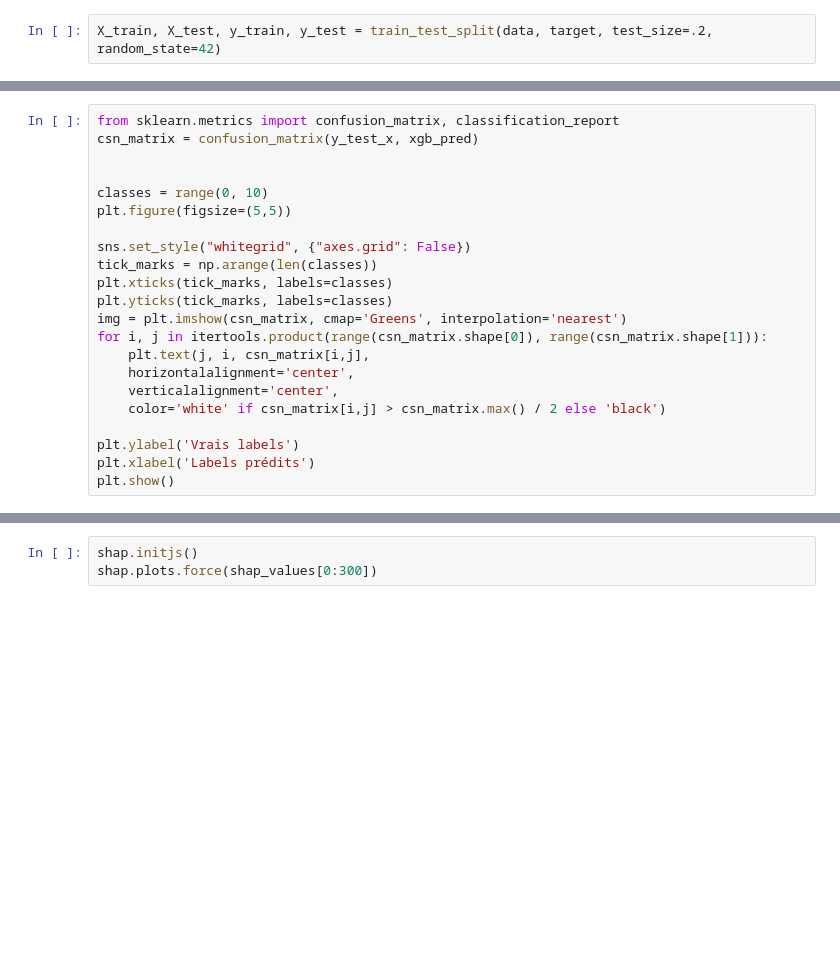
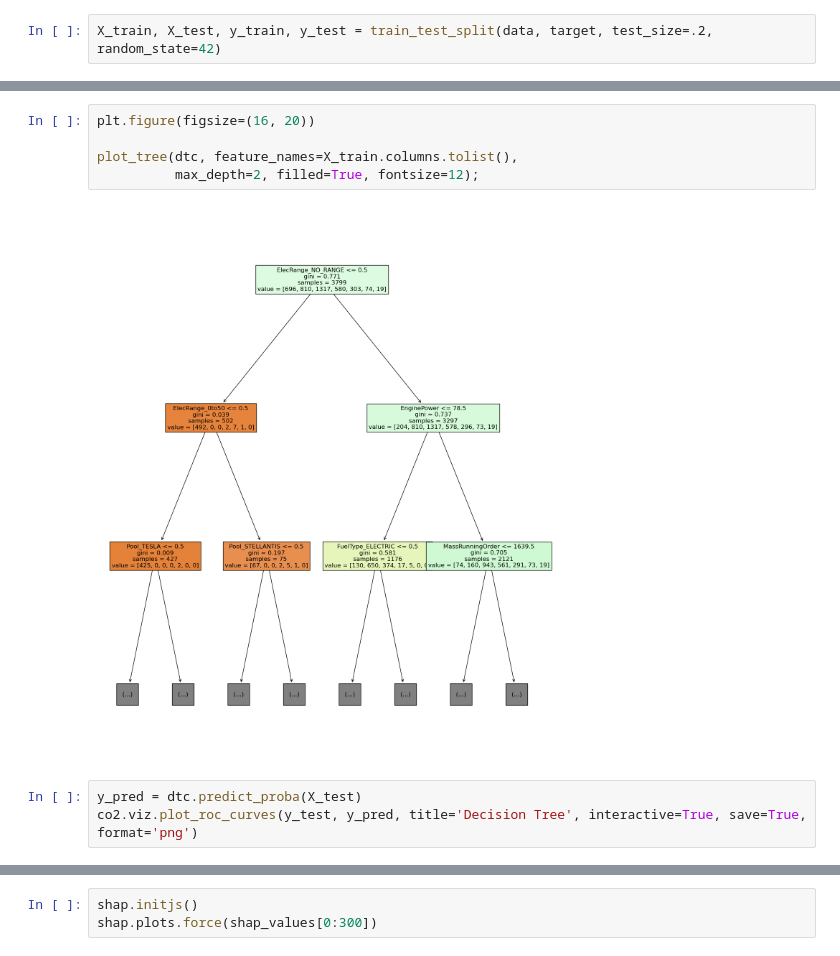
Before and after one commit to MatthieuLeNozach/car-co2-prediction_pre-release, a Jupyter notebook: notebooks/classification_fr-de-2021.ipynb, the cells around one changed output, grey strips where cells are left out. Cells and saved outputs as stored; diff of their text form; blank space fills up the shorter version.

```diff
--- a/notebooks/classification_fr-de-2021.ipynb
+++ b/notebooks/classification_fr-de-2021.ipynb
@@ -468,22 +83,0 @@ weighted avg       0.95      0.95      0.95    752020
-# %%
-from sklearn.metrics import confusion_matrix, classification_report
-csn_matrix = confusion_matrix(y_test_x, xgb_pred)
-
-
-classes = range(0, 10)
-plt.figure(figsize=(5,5))
-
-sns.set_style("whitegrid", {"axes.grid": False})
-tick_marks = np.arange(len(classes))
-plt.xticks(tick_marks, labels=classes)
-plt.yticks(tick_marks, labels=classes)
-img = plt.imshow(csn_matrix, cmap='Greens', interpolation='nearest')
-for i, j in itertools.product(range(csn_matrix.shape[0]), range(csn_matrix.shape[1])):
-    plt.text(j, i, csn_matrix[i,j],
-    horizontalalignment='center',
-    verticalalignment='center',
-    color='white' if csn_matrix[i,j] > csn_matrix.max() / 2 else 'black')
-
-plt.ylabel('Vrais labels')
-plt.xlabel('Labels prédits')
-plt.show()
@@ -659,0 +133,10 @@ with open('explainer.csv', 'w') as explainer_file:
+# %%
+plt.figure(figsize=(16, 20))
+
+plot_tree(dtc, feature_names=X_train.columns.tolist(),
+          max_depth=2, filled=True, fontsize=12);
+# %% [output]
+[figure, added]
+# %%
+y_pred = dtc.predict_proba(X_test)
+co2.viz.plot_roc_curves(y_test, y_pred, title='Decision Tree', interactive=True, save=True, format='png')
```
Also changed, not shown: parts of 80 cells of this notebook, 27 other files.
